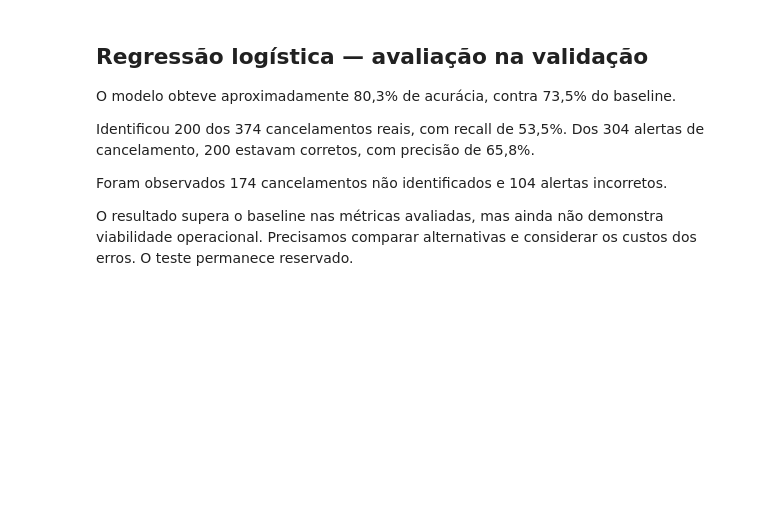
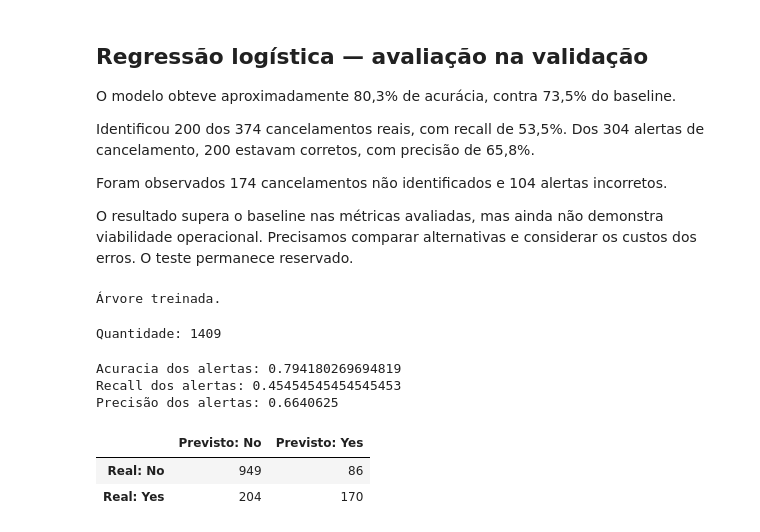
Before and after one commit to Guswrath/churn-assinaturas, a Jupyter notebook: 01_exploracao_churn.ipynb, the cells around one changed output. Cells and saved outputs as stored; diff of their text form; code cells hidden in the pictures; blank space fills up the shorter version.

Commit message:
Adiciona arvore de decisao e compara resultados com regressao logistica

```diff
--- a/01_exploracao_churn.ipynb
+++ b/01_exploracao_churn.ipynb
@@ -749,3 +749,54 @@ Foram observados 174 cancelamentos não identificados e 104 alertas incorretos.
 O resultado supera o baseline nas métricas avaliadas, mas ainda não demonstra
 viabilidade operacional. Precisamos comparar alternativas e considerar
 os custos dos erros. O teste permanece reservado.
+# %%
+from sklearn.base import clone
+from sklearn.tree import DecisionTreeClassifier
+
+modelo_arvore = Pipeline([
+    ("conversao", clone(conversor)),
+    ("preprocessamento", clone(preprocessador)),
+    ("modelo", DecisionTreeClassifier(
+        max_depth=4,
+        random_state=42
+    ))
+])
+
+modelo_arvore.fit(X_train, y_train)
+
+print("Árvore treinada.")
+# %% [output]
+Árvore treinada.
+# %%
+previsoes_arvore = modelo_arvore.predict(X_valid)
+print("Quantidade:", len(previsoes_arvore))
+# %% [output]
+Quantidade: 1409
+# %%
+acuracia_arvore = accuracy_score(y_valid, previsoes_arvore)
+recall_arvore = recall_score(y_valid, previsoes_arvore, pos_label="Yes")
+precisao_arvore = precision_score(y_valid, previsoes_arvore, pos_label="Yes")
+
+print("Acuracia dos clientes:", acuracia_arvore)
+print("Recall dos cancelamentos:", recall_arvore)
+print("Precisão dos alertas:", precisao_arvore)
+# %% [output]
+Acuracia dos alertas: 0.794180269694819
+Recall dos alertas: 0.45454545454545453
+Precisão dos alertas: 0.6640625
+# %%
+matriz_arvore = confusion_matrix(
+    y_valid,
+    previsoes_arvore,
+    labels=["No", "Yes"]
+)
+
+pd.DataFrame(
+    matriz_arvore,
+    index=["Real: No", "Real: Yes"],
+    columns=["Previsto: No", "Previsto: Yes"]
+)
+# %% [output]
+|  | Previsto: No | Previsto: Yes |
+| Real: No | 949 | 86 |
+| Real: Yes | 204 | 170 |
```
Also changed, not shown: parts of 1 cell of this notebook.
